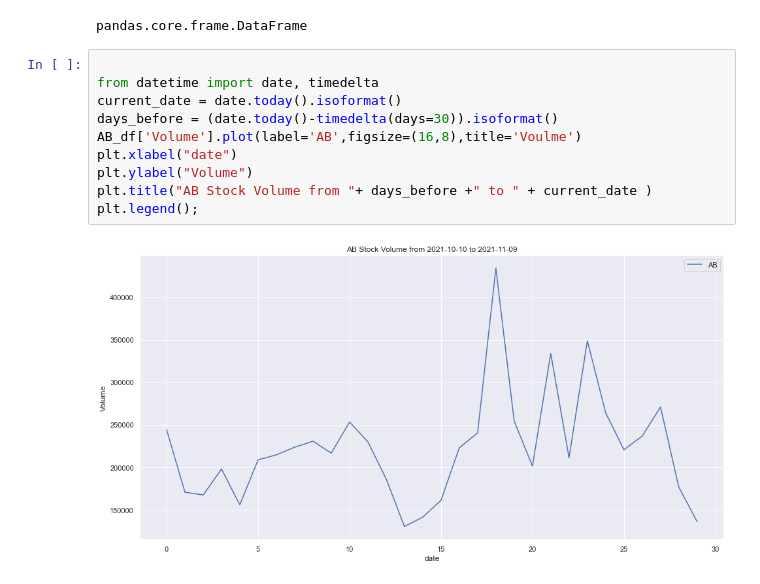
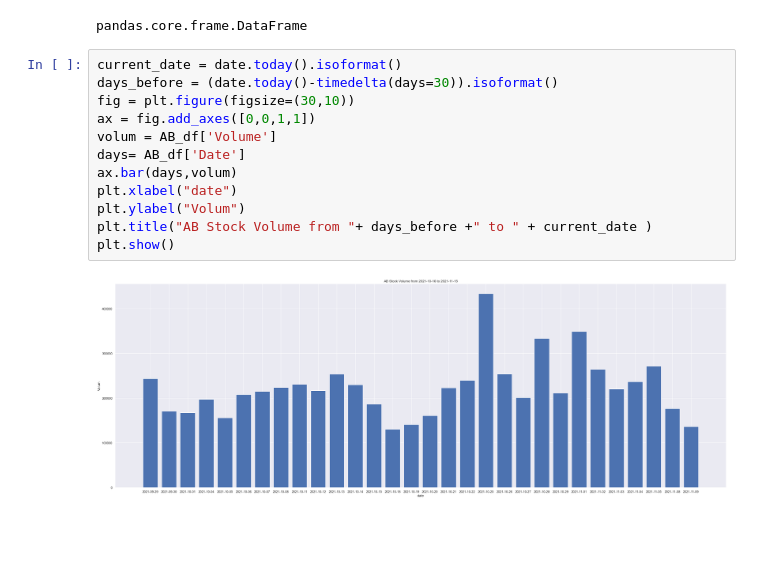
Before and after one commit to radroid/simple-stock-tracker, a Jupyter notebook: notebooks/4-Visualization.ipynb, the cells around one changed output. Saved outputs shown, nothing was run; the diff lists cells and outputs as text; blank space fills up the shorter version.

Commit message:
bar chart(date vs Voulme)

```diff
--- a/notebooks/4-Visualization.ipynb
+++ b/notebooks/4-Visualization.ipynb
@@ -35,16 +36,18 @@ AB_df.head()
 type(AB_df)
 # %% [output]
 pandas.core.frame.DataFrame
-# %%
-
-from datetime import date, timedelta
-current_date = date.today().isoformat()
-days_before = (date.today()-timedelta(days=30)).isoformat()
-AB_df['Volume'].plot(label='AB',figsize=(16,8),title='Voulme')
-plt.xlabel("date")
-plt.ylabel("Volume")
-plt.title("AB Stock Volume from "+ days_before +" to " + current_date )
-plt.legend();
-# %% [output]
-[figure, removed]
+# %%
+current_date = date.today().isoformat()
+days_before = (date.today()-timedelta(days=30)).isoformat()
+fig = plt.figure(figsize=(30,10))
+ax = fig.add_axes([0,0,1,1])
+volum = AB_df['Volume']
+days= AB_df['Date']
+ax.bar(days,volum)
+plt.xlabel("date")
+plt.ylabel("Volum")
+plt.title("AB Stock Volume from "+ days_before +" to " + current_date )
+plt.show()
+# %% [output]
+[figure, added]
 # %%
```
Also changed, not shown: parts of 2 cells of this notebook.
